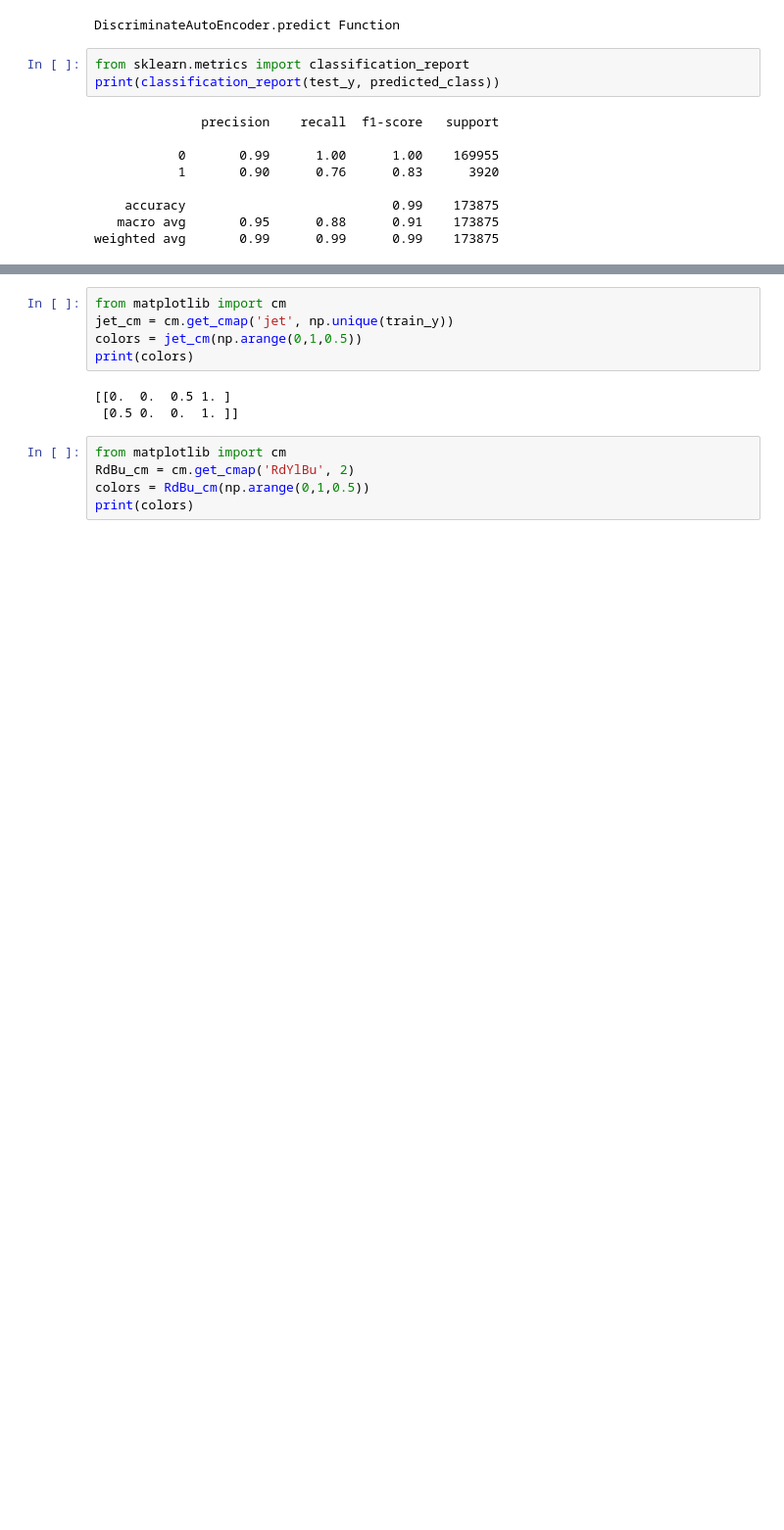
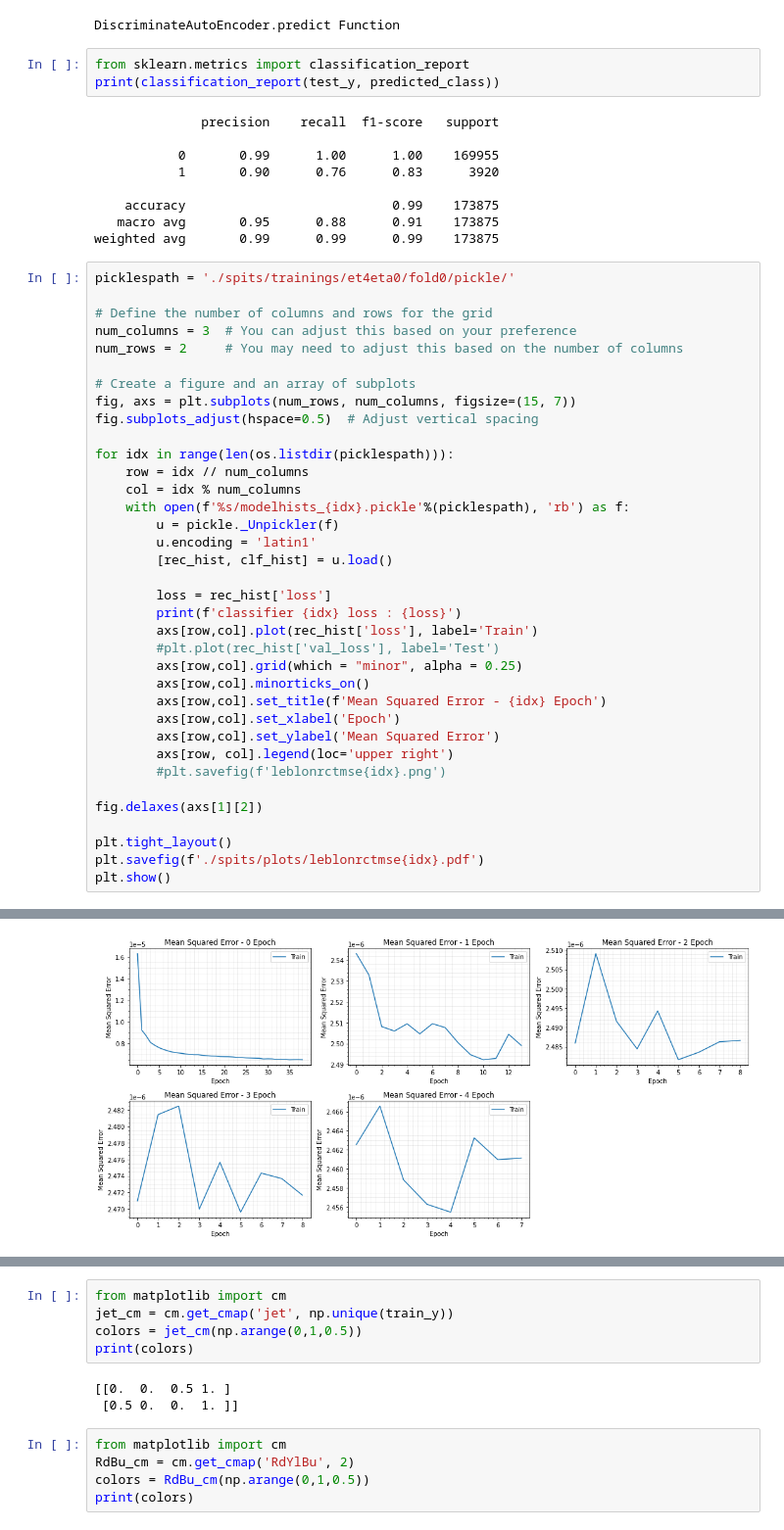
Before and after one commit to MarinaSJ/autoencoder, a Jupyter notebook: classification/leblon_analysis.ipynb, the cells around one changed output, grey strips where cells are left out. Shown at 98% size. Drawn from its saved outputs; the diff is of its cells as text; blank space fills up the shorter version.

```diff
--- a/classification/leblon_analysis.ipynb
+++ b/classification/leblon_analysis.ipynb
@@ -388,3 +636,40 @@ print(classification_report(test_y, predicted_class))
     accuracy                           0.99    173875
    macro avg       0.95      0.88      0.91    173875
 weighted avg       0.99      0.99      0.99    173875
+# %%
+picklespath = './spits/trainings/et4eta0/fold0/pickle/'
+
+# Define the number of columns and rows for the grid
+num_columns = 3  # You can adjust this based on your preference
+num_rows = 2     # You may need to adjust this based on the number of columns
+
+# Create a figure and an array of subplots
+fig, axs = plt.subplots(num_rows, num_columns, figsize=(15, 7))
+fig.subplots_adjust(hspace=0.5)  # Adjust vertical spacing
+
+for idx in range(len(os.listdir(picklespath))):
+    row = idx // num_columns
+    col = idx % num_columns
+    with open(f'%s/modelhists_{idx}.pickle'%(picklespath), 'rb') as f:
+        u = pickle._Unpickler(f)
+        u.encoding = 'latin1'
+        [rec_hist, clf_hist] = u.load()
+
+        loss = rec_hist['loss']
+        print(f'classifier {idx} loss : {loss}')
+        axs[row,col].plot(rec_hist['loss'], label='Train')
+        #plt.plot(rec_hist['val_loss'], label='Test')
+        axs[row,col].grid(which = "minor", alpha = 0.25)
+        axs[row,col].minorticks_on()
+        axs[row,col].set_title(f'Mean Squared Error - {idx} Epoch')
+        axs[row,col].set_xlabel('Epoch')
+        axs[row,col].set_ylabel('Mean Squared Error')
+        axs[row, col].legend(loc='upper right')
+        #plt.savefig(f'leblonrctmse{idx}.png')
+
+fig.delaxes(axs[1][2])
+
+plt.tight_layout()
+plt.savefig(f'./spits/plots/leblonrctmse{idx}.pdf')
+plt.show()
+# %% [output]
@@ -391,3 +681,4 @@ weighted avg       0.99      0.99      0.99    173875
+[figure, added]
 # %%
 picklespath = './spits/trainings/et4eta0/fold0/pickle/'
 
```
Also changed, not shown: parts of 22 cells of this notebook, 1 other file.
